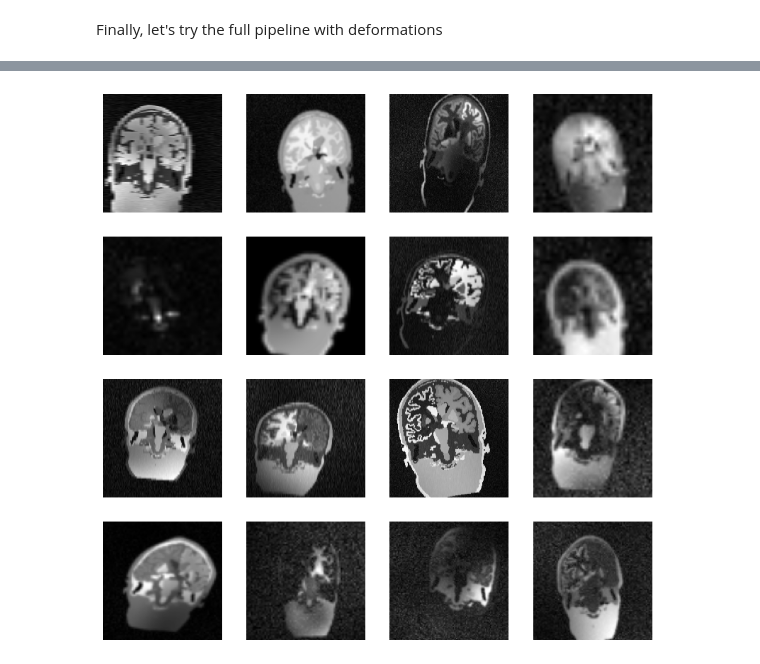
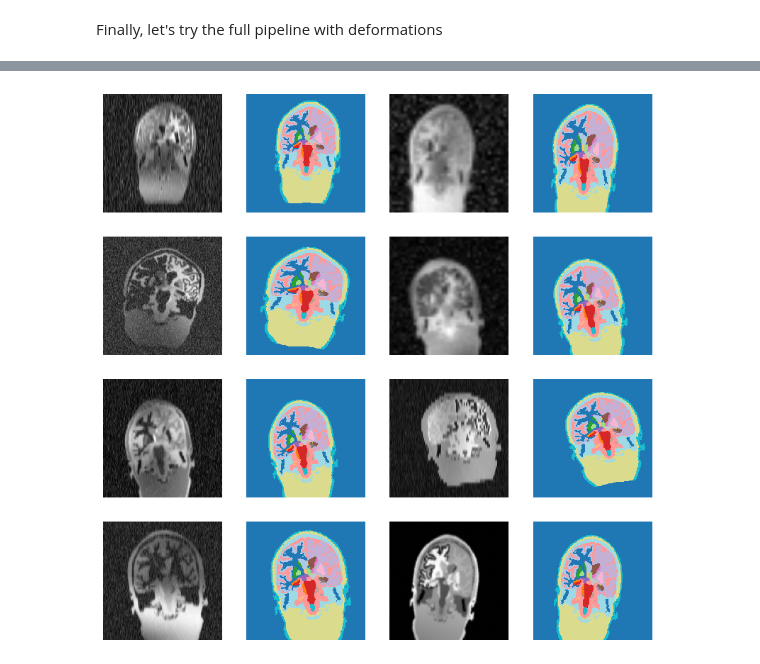
Before and after one commit to balbasty/cornucopia, a Jupyter notebook: docs/examples/synth.ipynb, the cells around one changed output, grey strips where cells are left out. Saved outputs shown, nothing was run; the diff lists cells and outputs as text; code cells hidden in the pictures.

```diff
--- a/docs/examples/synth.ipynb
+++ b/docs/examples/synth.ipynb
@@ -109,12 +111,15 @@ TypeError: min() received an invalid combination of arguments - got (dim=list, )
 # %%
 shape = [4, 4]
 plt.figure(figsize=(10, 10))
 
-for i in range(shape[0] * shape[1]):
-    plt.subplot(*shape, i+1)
-    img, newlag = trf(lab)
+for i in range(shape[0] * shape[1]//2):
+    img, newlab = trf(lab)
+    plt.subplot(*shape, 2*i+1)
     plt.imshow(img.squeeze().T.flip(0), cmap='gray', interpolation='nearest')
     plt.axis('off')
+    plt.subplot(*shape, 2*i+2)
+    plt.imshow(newlab.squeeze().T.flip(0), cmap='tab20', interpolation='nearest')
+    plt.axis('off')
 plt.show()
 # %% [output]
-[figure, old version]
+[figure, new version]
```
Also changed, not shown: parts of 5 cells of this notebook.
